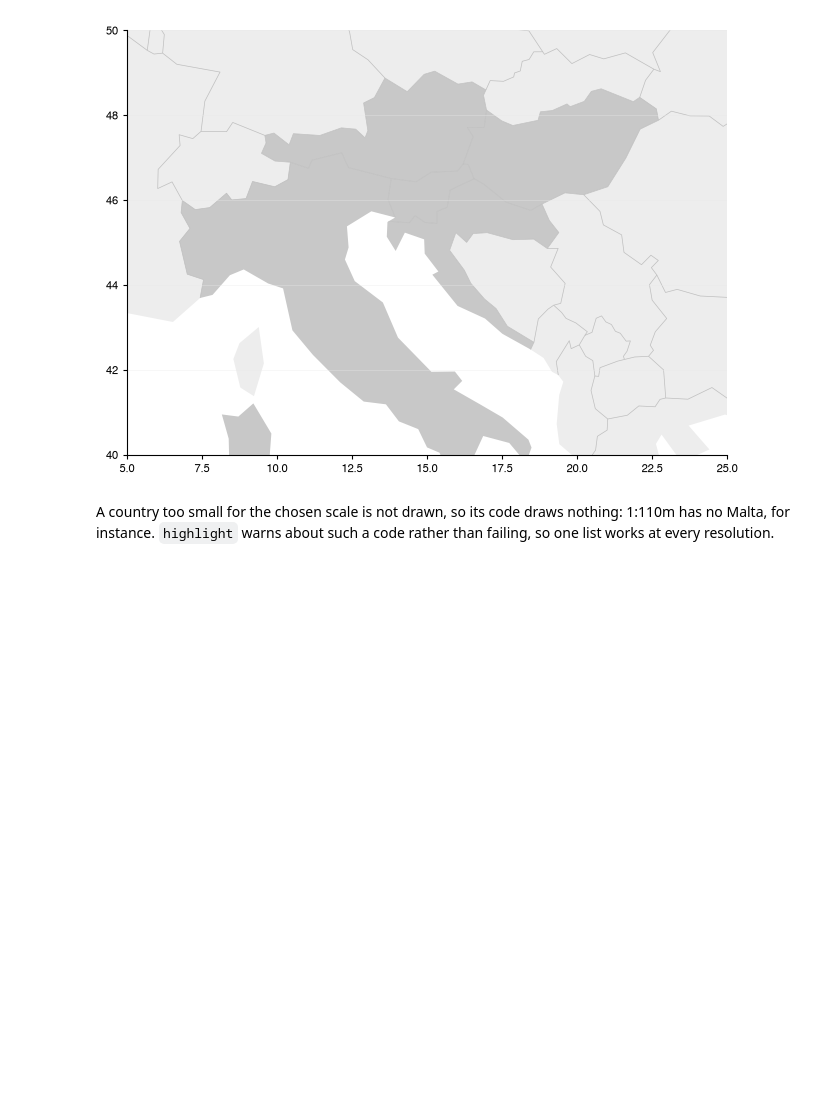
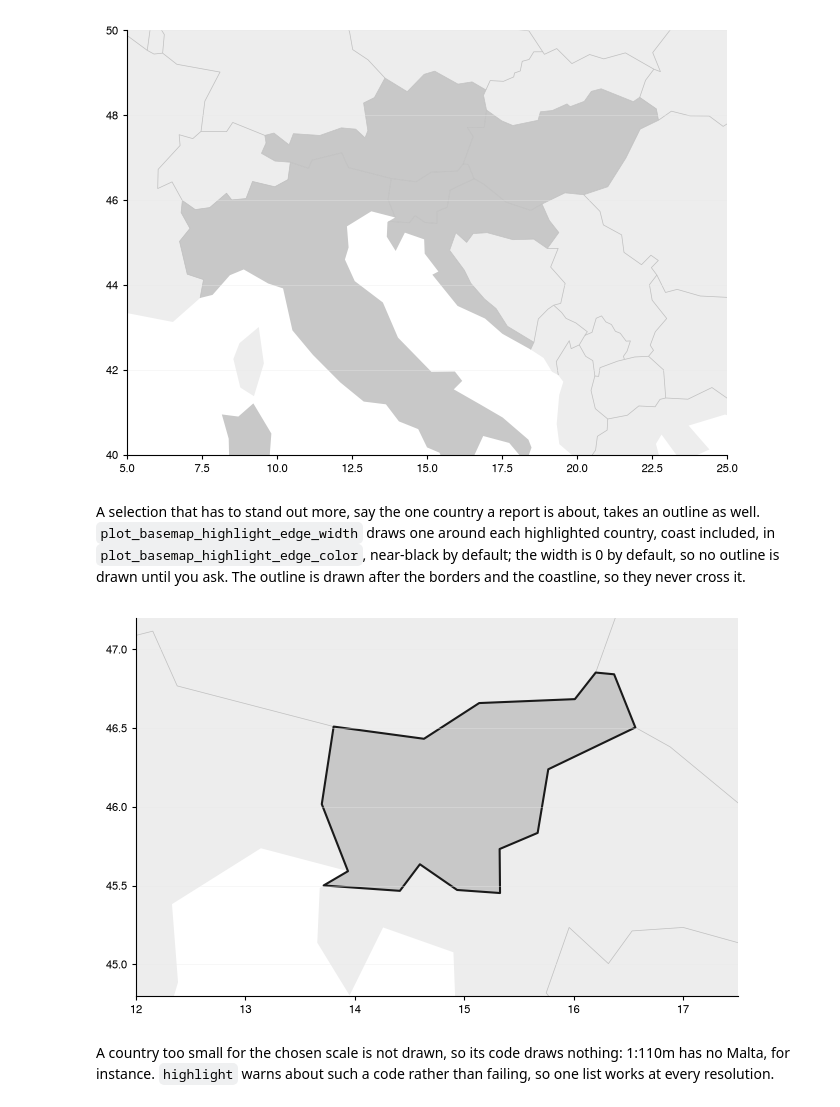
Before and after one commit to eriknovak/datachart, a Jupyter notebook: docs/how-to-guides/charts/basemapchart.ipynb, the cells around one changed output. Drawn from its saved outputs; the diff is of its cells as text; code cells hidden in the pictures; blank space fills up the shorter version.

```diff
--- a/docs/how-to-guides/charts/basemapchart.ipynb
+++ b/docs/how-to-guides/charts/basemapchart.ipynb
@@ -220,6 +221,21 @@ BasemapChart(
 ).show()
 # %% [output]
 [figure]
+# %% [markdown]
+A selection that has to stand out more, say the one country a report is about, takes an outline as well. `plot_basemap_highlight_edge_width` draws one around each highlighted country, coast included, in `plot_basemap_highlight_edge_color`, near-black by default; the width is 0 by default, so no outline is drawn until you ask. The outline is drawn after the borders and the coastline, so they never cross it.
+# %%
+BasemapChart(
+    [BASEMAP_FEATURE.COUNTRIES, BASEMAP_FEATURE.BORDERS],
+    highlight="SVN",
+    style={"plot_basemap_highlight_edge_width": 1.5},
+    xmin=12,
+    xmax=17.5,
+    ymin=44.8,
+    ymax=47.2,
+    aspect_ratio=ASPECT_RATIO.GEOGRAPHIC,
+).show()
+# %% [output]
+[figure, added]
 # %% [markdown]
 A country too small for the chosen scale is not drawn, so its code draws nothing: 1:110m has no Malta, for instance. `highlight` warns about such a code rather than failing, so one list works at every resolution.
 # %% [markdown]
```
Also changed, not shown: parts of 1 cell of this notebook, 7 other files.
